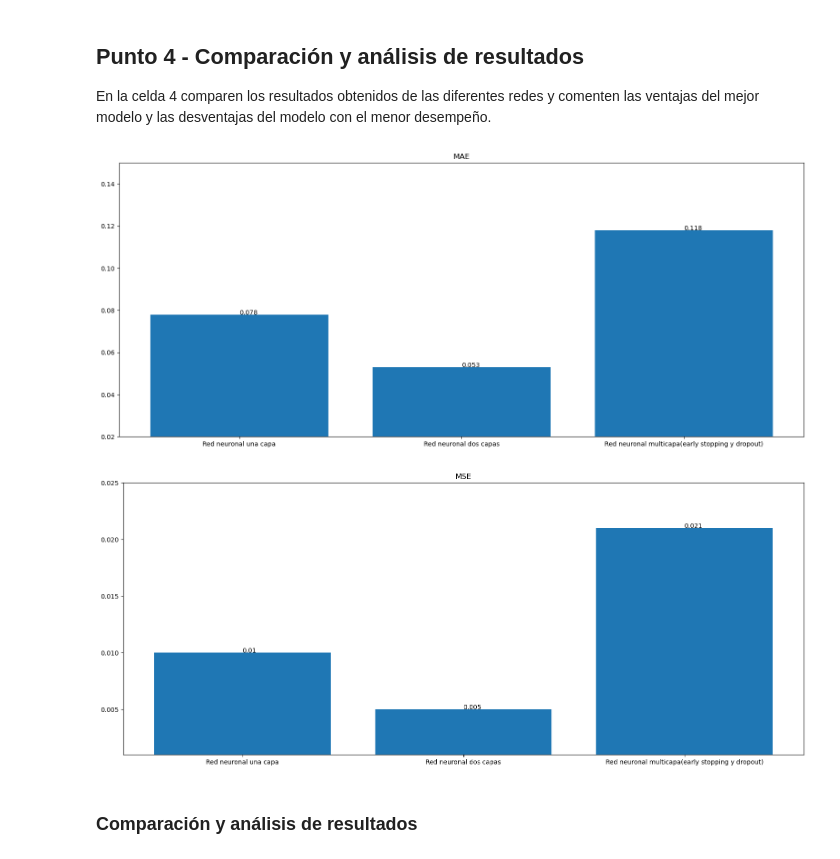
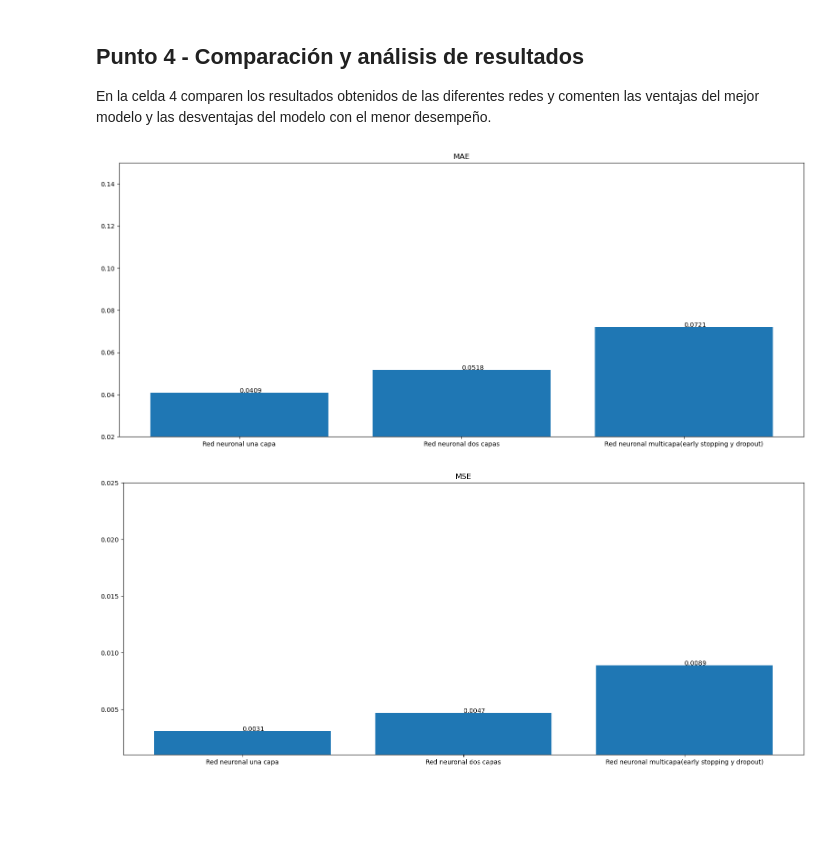
Before and after one commit to PedrazaDuban/MIAD_ML_NLP_2023, a Jupyter notebook: Semana 6/S6TC1-Redes_Neuronales.ipynb, the cells around one changed output. Saved outputs shown, nothing was run; the diff lists cells and outputs as text; code cells hidden in the pictures; blank space fills up the shorter version.

Commit message:
Actualización del análisis

```diff
--- a/Semana 6/S6TC1-Redes_Neuronales.ipynb
+++ b/Semana 6/S6TC1-Redes_Neuronales.ipynb
@@ -59,7 +59,7 @@ En la celda 1 creen una **red neuronal de una capa** con la librería Keras, que
 # %%
 # Celda 1
 
-epocas= 50
+epocas= 100
 # Normalización de variables predictoras (X) con la función StandardScaler
 
 from sklearn.preprocessing import StandardScaler
@@ -340,7 +361,7 @@ ax = fig.add_axes([0,0,1,1])
 
 ax.set_title("MAE")
 ejeX = ['Red neuronal una capa','Red neuronal dos capas','Red neuronal multicapa(early stopping y dropout)']
-ejeY = [round(MAE_1,3), round(MAE_2,3), round(MAE_3,3) ]
+ejeY = [round(MAE_1,4), round(MAE_2,4), round(MAE_3,4) ]
 ax.bar(ejeX,ejeY)
 plt.ylim(0.02,0.15)
 def addlabels(x,y,plotP):
@@ -349,24 +370,22 @@ def addlabels(x,y,plotP):
 addlabels(ejeX,ejeY,plt)
 plt.show()
 # %% [output]
-[figure, old version]
+[figure, new version]
 # %%
 import matplotlib.pyplot as plt
 
 fig = plt.figure(figsize=(15,6))
 ax = fig.add_axes([0,0,1,1])
 
 ax.set_title("MSE")
 ejeX = ['Red neuronal una capa','Red neuronal dos capas','Red neuronal multicapa(early stopping y dropout)']
-ejeY = [round(MSE_1,3), round(MSE_2,3), round(MSE_3,3) ]
+ejeY = [round(MSE_1,4), round(MSE_2,4), round(MSE_3,4) ]
 ax.bar(ejeX,ejeY)
 plt.ylim(0.001,0.025)
 def addlabels(x,y,plotP):
     for i in range(len(x)):
         plotP.text(i,y[i],y[i])
 addlabels(ejeX,ejeY,plt)
 plt.show()
 # %% [output]
-[figure, old version]
+[figure, new version]
-# %% [markdown]
-### Comparación y análisis de resultados
```
Also changed, not shown: parts of 13 cells of this notebook, 1 other file.
